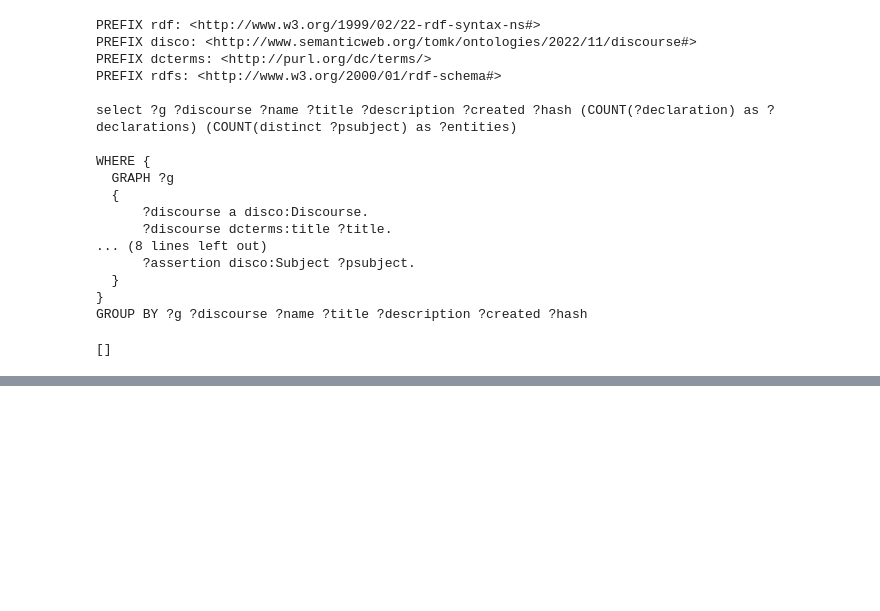
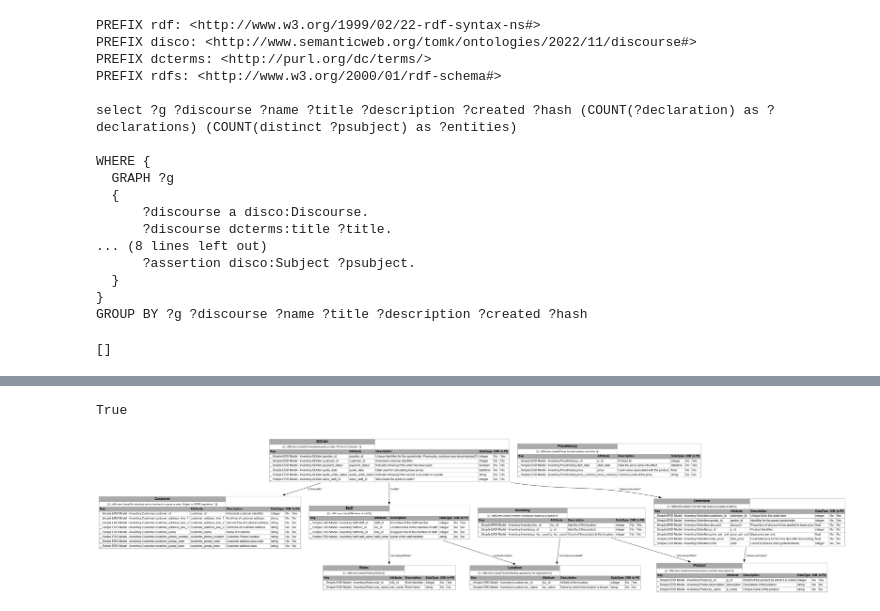
Before and after one commit to MrTomKimber/datamodels, a Jupyter notebook: IDE/Fuseki IO Development VI.ipynb, the cells around one changed output, grey strips where cells are left out. Cells and saved outputs as stored; diff of their text form; code cells hidden in the pictures; blank space fills up the shorter version.

Commit message:
refining visualisation of Entity Relation diagram diffs

```diff
--- a/IDE/Fuseki IO Development VI.ipynb
+++ b/IDE/Fuseki IO Development VI.ipynb
@@ -352,0 +356,15 @@ visualize(t2rdflibg(s1))
+# %%
+option_dict = { "u_label" : True,
+                "label" : True,
+                "desc" : True,
+                "optionality" : True,
+                "pk" : True,
+                "datatype" : True }
+
+option_dict["optionality"]!=False
+# %% [output]
+True
+# %%
+display(Image(DMEAR_vis.DMEAR_vizdiff_to_graph(s1, s1, option_dict, v_type="png")))
+# %% [output]
+[figure, added]
```
Also changed, not shown: parts of 35 cells of this notebook, 5 other files.
